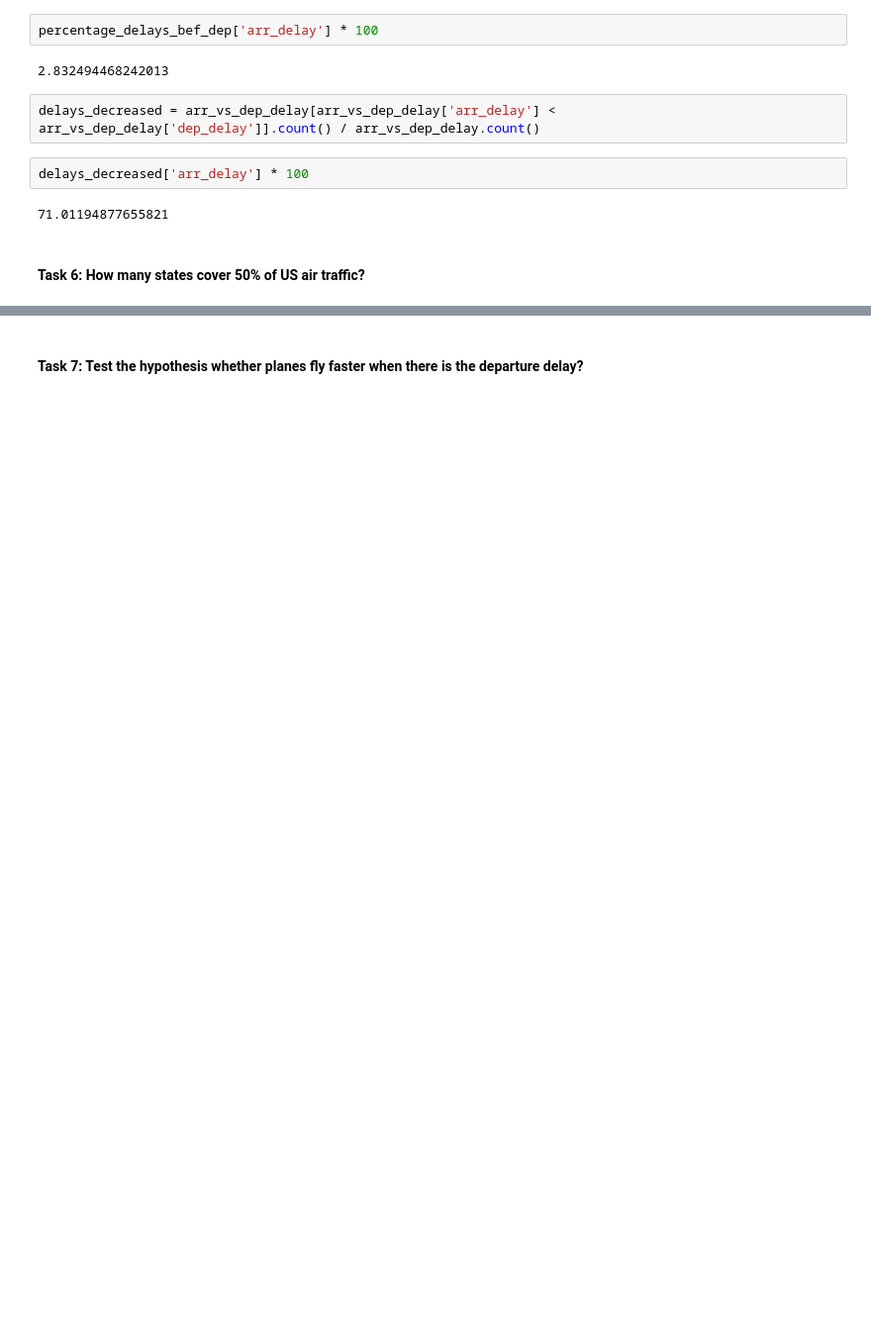
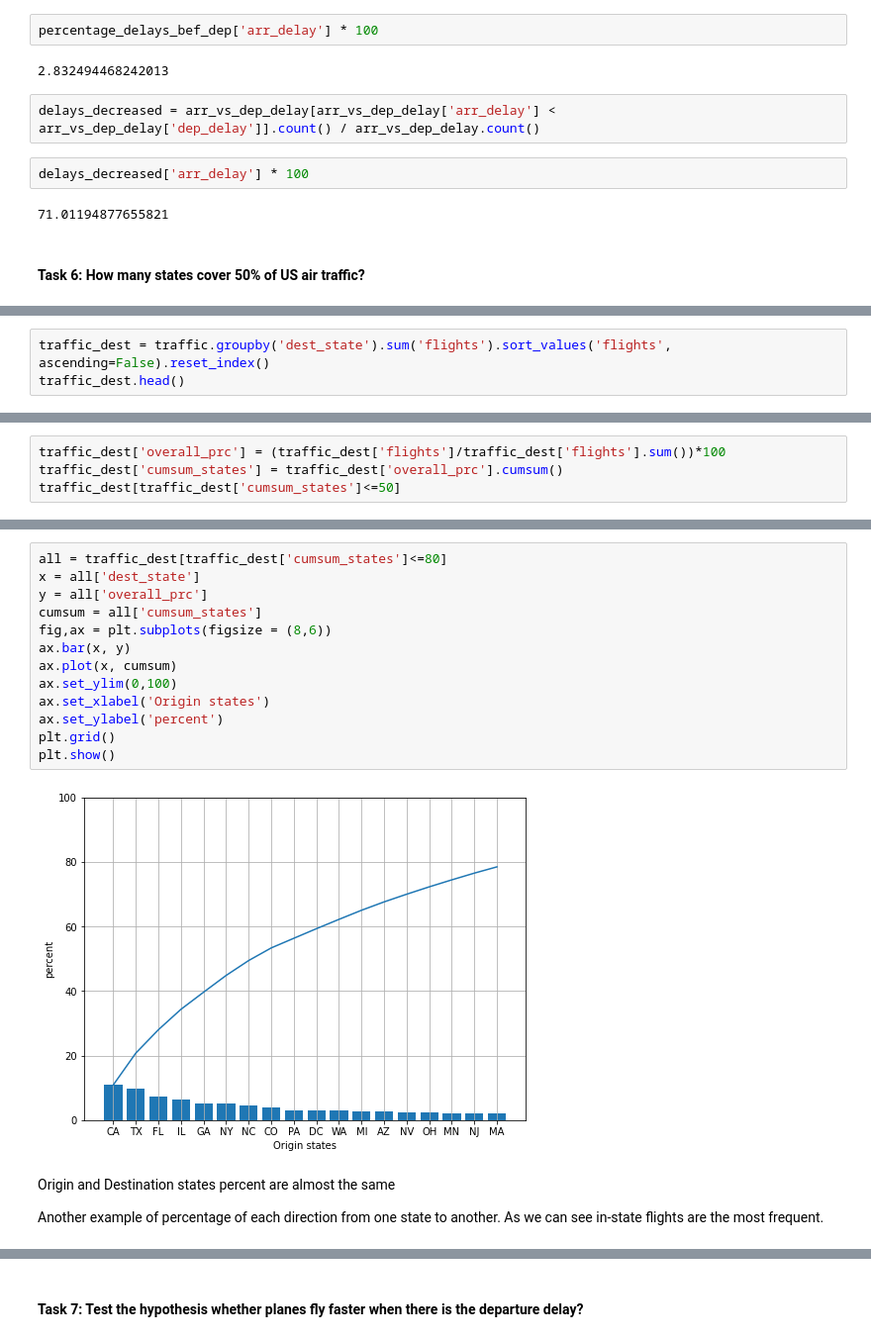
Before and after one commit to albina-m/LHL-Midterm-Flights, a Jupyter notebook: exploratory_analysis.ipynb, the cells around one changed output, grey strips where cells are left out. Shown: that part at 99% size. Saved outputs shown, nothing was run; the diff lists cells and outputs as text; blank space fills up the shorter version.

```diff
--- a/exploratory_analysis.ipynb
+++ b/exploratory_analysis.ipynb
@@ -195,0 +214,3 @@ delays_decreased['arr_delay'] * 100
+# %%
+traffic_dest = traffic.groupby('dest_state').sum('flights').sort_values('flights', ascending=False).reset_index()
+traffic_dest.head()
@@ -195,0 +252,4 @@ delays_decreased['arr_delay'] * 100
+# %%
+traffic_dest['overall_prc'] = (traffic_dest['flights']/traffic_dest['flights'].sum())*100
+traffic_dest['cumsum_states'] = traffic_dest['overall_prc'].cumsum()
+traffic_dest[traffic_dest['cumsum_states']<=50]
@@ -195,0 +265,19 @@ delays_decreased['arr_delay'] * 100
+# %%
+all = traffic_dest[traffic_dest['cumsum_states']<=80]
+x = all['dest_state']
+y = all['overall_prc']
+cumsum = all['cumsum_states']
+fig,ax = plt.subplots(figsize = (8,6))
+ax.bar(x, y)
+ax.plot(x, cumsum)
+ax.set_ylim(0,100)
+ax.set_xlabel('Origin states')
+ax.set_ylabel('percent')
+plt.grid()
+plt.show()
+# %% [output]
+[figure, added]
+# %% [markdown]
+Origin and Destination states percent are almost the same
+
+Another example of percentage of each direction from one state to another. As we can see in-state flights are the most frequent.
```
Also changed, not shown: parts of 49 cells of this notebook.
